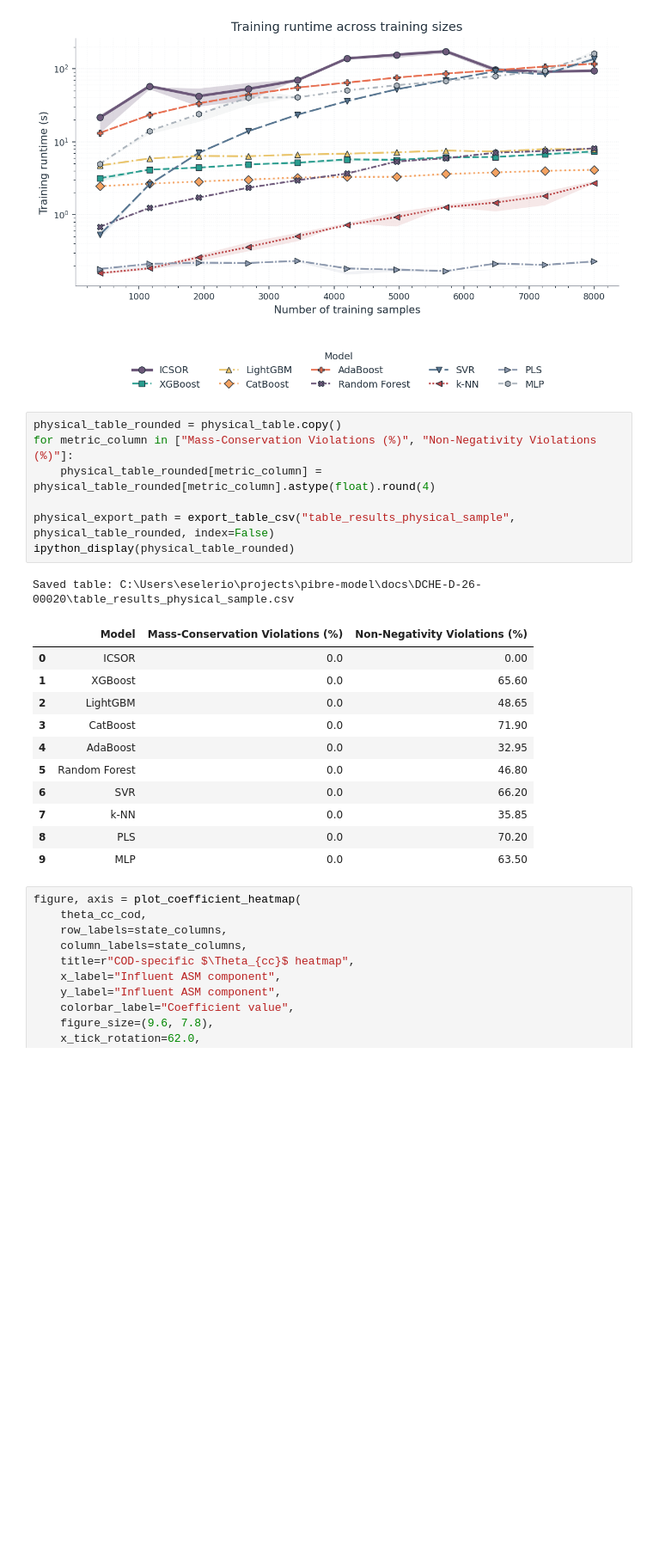
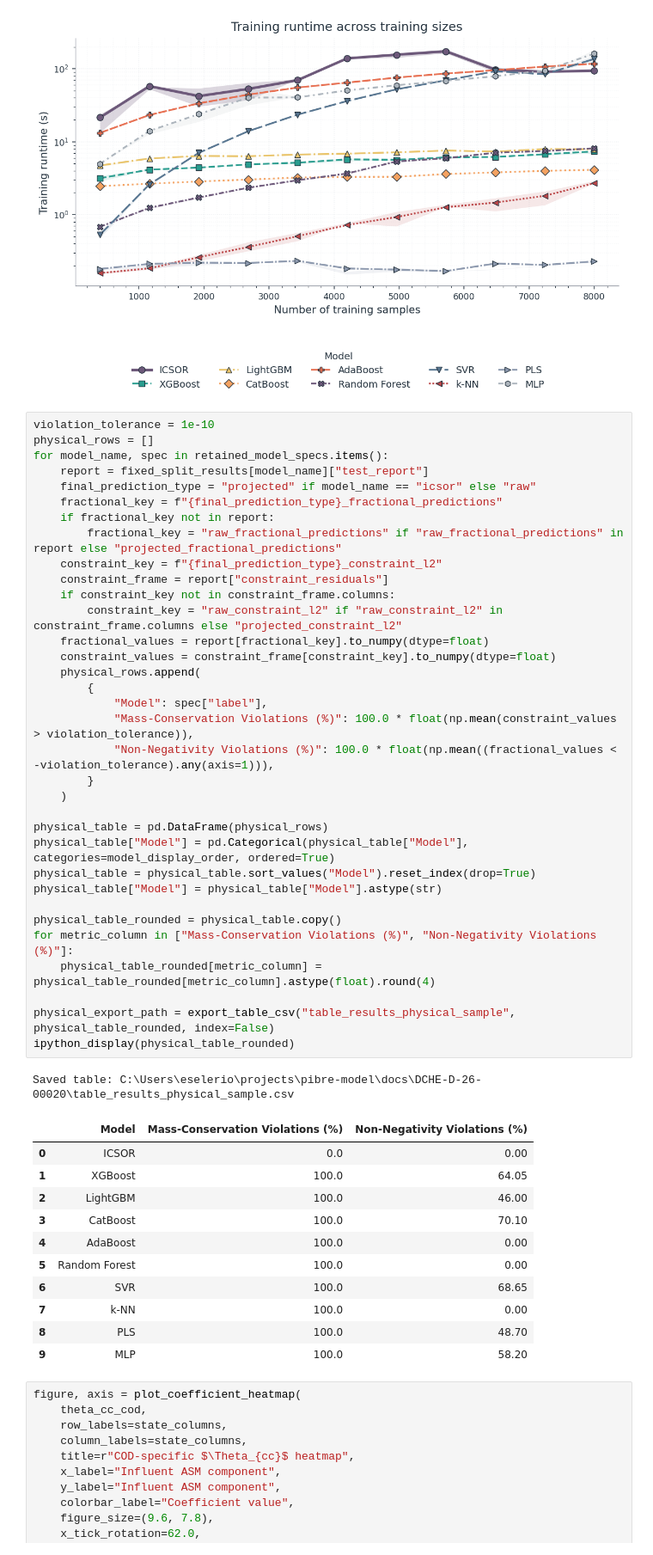
Before and after one commit to egbertoselerio1997/pibre-model, a Jupyter notebook: comparison.ipynb, the cells around one changed output. Shown at 86% size. Drawn from its saved outputs; the diff is of its cells as text; blank space fills up the shorter version.

```diff
--- a/comparison.ipynb
+++ b/comparison.ipynb
@@ -1365,25 +1365,52 @@ plt.close(figure)
 Saved figure: C:\Users\eselerio\projects\pibre-model\docs\DCHE-D-26-00020\figure3_runtime_learning_curve.pdf
 [figure]
 # %%
+violation_tolerance = 1e-10
+physical_rows = []
+for model_name, spec in retained_model_specs.items():
+    report = fixed_split_results[model_name]["test_report"]
+    final_prediction_type = "projected" if model_name == "icsor" else "raw"
+    fractional_key = f"{final_prediction_type}_fractional_predictions"
+    if fractional_key not in report:
+        fractional_key = "raw_fractional_predictions" if "raw_fractional_predictions" in report else "projected_fractional_predictions"
+    constraint_key = f"{final_prediction_type}_constraint_l2"
+    constraint_frame = report["constraint_residuals"]
+    if constraint_key not in constraint_frame.columns:
+        constraint_key = "raw_constraint_l2" if "raw_constraint_l2" in constraint_frame.columns else "projected_constraint_l2"
+    fractional_values = report[fractional_key].to_numpy(dtype=float)
+    constraint_values = constraint_frame[constraint_key].to_numpy(dtype=float)
+    physical_rows.append(
+        {
+            "Model": spec["label"],
+            "Mass-Conservation Violations (%)": 100.0 * float(np.mean(constraint_values > violation_tolerance)),
+            "Non-Negativity Violations (%)": 100.0 * float(np.mean((fractional_values < -violation_tolerance).any(axis=1))),
+        }
+    )
+
+physical_table = pd.DataFrame(physical_rows)
+physical_table["Model"] = pd.Categorical(physical_table["Model"], categories=model_display_order, ordered=True)
+physical_table = physical_table.sort_values("Model").reset_index(drop=True)
+physical_table["Model"] = physical_table["Model"].astype(str)
+
 physical_table_rounded = physical_table.copy()
 for metric_column in ["Mass-Conservation Violations (%)", "Non-Negativity Violations (%)"]:
     physical_table_rounded[metric_column] = physical_table_rounded[metric_column].astype(float).round(4)
 
 physical_export_path = export_table_csv("table_results_physical_sample", physical_table_rounded, index=False)
 ipython_display(physical_table_rounded)
 # %% [output]
 Saved table: C:\Users\eselerio\projects\pibre-model\docs\DCHE-D-26-00020\table_results_physical_sample.csv
 |  | Model | Mass-Conservation Violations (%) | Non-Negativity Violations (%) |
 | 0 | ICSOR | 0.0 | 0.00 |
-| 1 | XGBoost | 0.0 | 65.60 |
-| 2 | LightGBM | 0.0 | 48.65 |
-| 3 | CatBoost | 0.0 | 71.90 |
-| 4 | AdaBoost | 0.0 | 32.95 |
-| 5 | Random Forest | 0.0 | 46.80 |
-| 6 | SVR | 0.0 | 66.20 |
-| 7 | k-NN | 0.0 | 35.85 |
-| 8 | PLS | 0.0 | 70.20 |
-| 9 | MLP | 0.0 | 63.50 |
+| 1 | XGBoost | 100.0 | 64.05 |
+| 2 | LightGBM | 100.0 | 46.00 |
+| 3 | CatBoost | 100.0 | 70.10 |
+| 4 | AdaBoost | 100.0 | 0.00 |
+| 5 | Random Forest | 100.0 | 0.00 |
+| 6 | SVR | 100.0 | 68.65 |
+| 7 | k-NN | 100.0 | 0.00 |
+| 8 | PLS | 100.0 | 48.70 |
+| 9 | MLP | 100.0 | 58.20 |
 # %%
 figure, axis = plot_coefficient_heatmap(
     theta_cc_cod,
```
Also changed, not shown: parts of 1 cell of this notebook, 2 other files.
